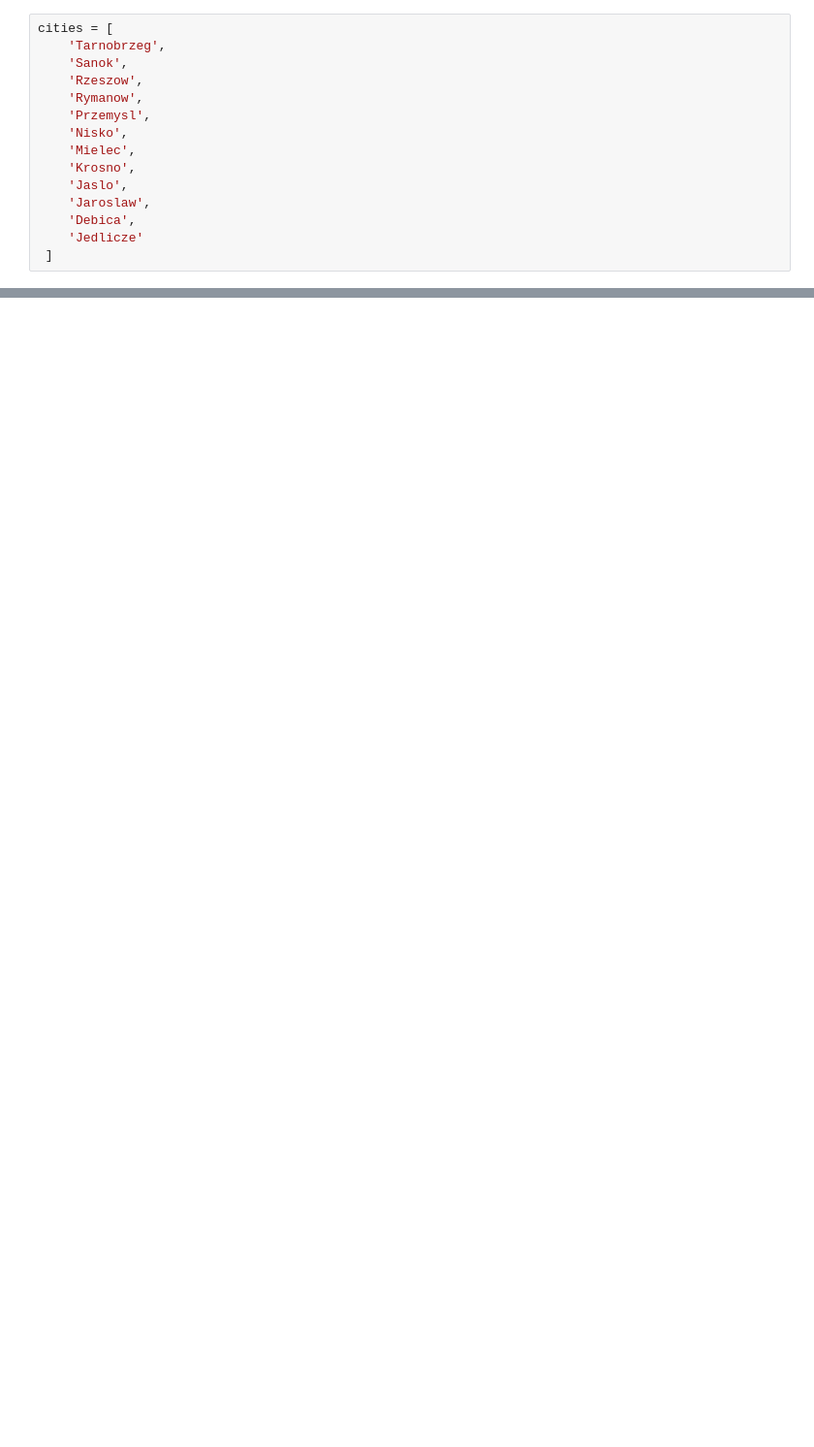
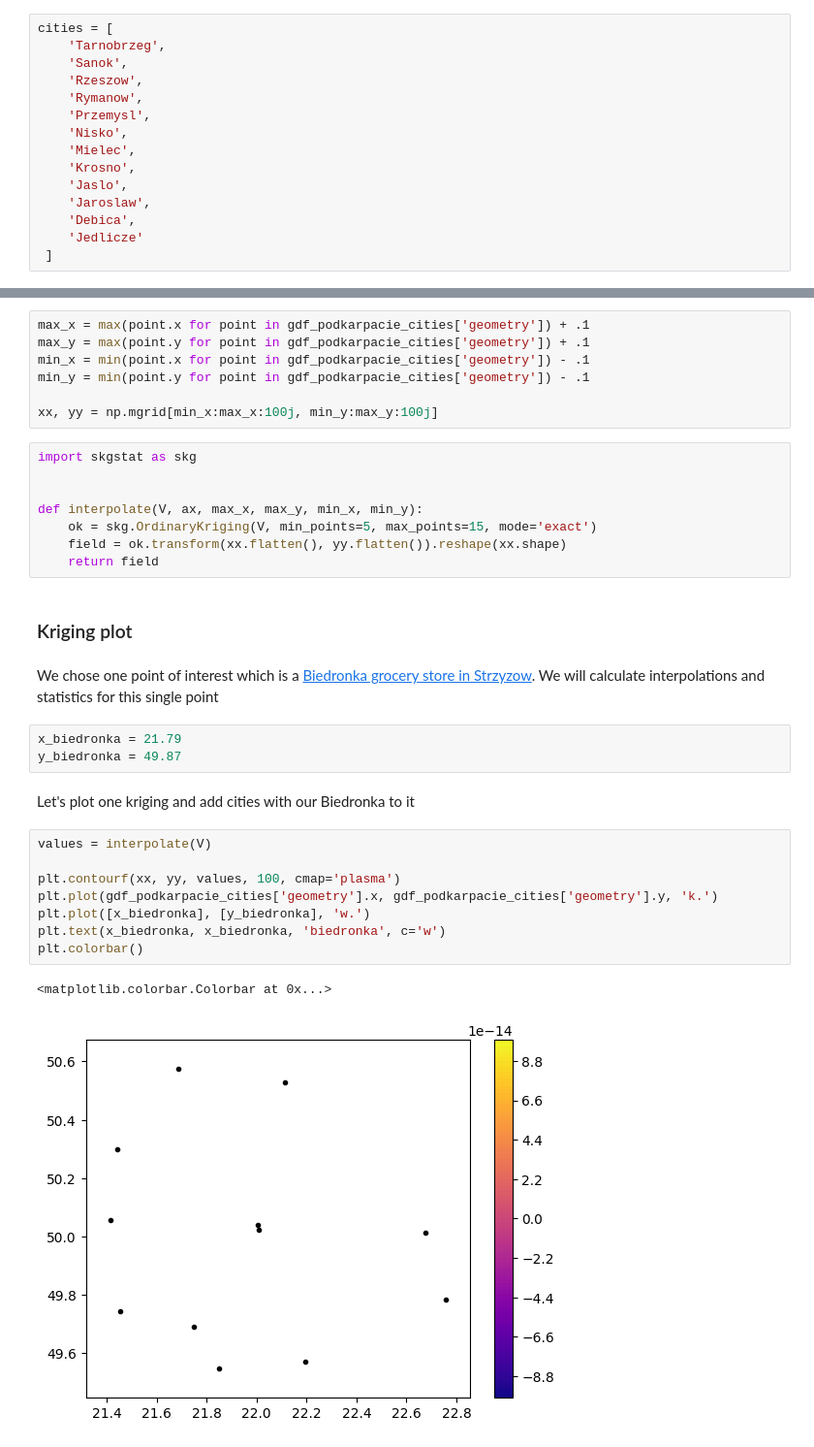
Before and after one commit to owczr/procesy-stochastyczne, a Jupyter notebook: projekt1/pm10_simulations.ipynb, the cells around one changed output, grey strips where cells are left out. Shown: that part at 97% size. Drawn from its saved outputs; the diff is of its cells as text; blank space fills up the shorter version.

```diff
--- a/projekt1/pm10_simulations.ipynb
+++ b/projekt1/pm10_simulations.ipynb
@@ -403,0 +308,36 @@ plt.plot(gdf_podkarpacie_cities['geometry'].x, gdf_podkarpacie_cities['geometry'
+# %%
+max_x = max(point.x for point in gdf_podkarpacie_cities['geometry']) + .1
+max_y = max(point.y for point in gdf_podkarpacie_cities['geometry']) + .1
+min_x = min(point.x for point in gdf_podkarpacie_cities['geometry']) - .1
+min_y = min(point.y for point in gdf_podkarpacie_cities['geometry']) - .1
+
+xx, yy = np.mgrid[min_x:max_x:100j, min_y:max_y:100j]
+# %%
+import skgstat as skg
+
+
+def interpolate(V, ax, max_x, max_y, min_x, min_y):
+    ok = skg.OrdinaryKriging(V, min_points=5, max_points=15, mode='exact')
+    field = ok.transform(xx.flatten(), yy.flatten()).reshape(xx.shape)
+    return field
+# %% [markdown]
+### Kriging plot
+# %% [markdown]
+We chose one point of interest which is a [Biedronka grocery store in Strzyzow](https://maps.apple.com/place?q=Biedronka&auid=334584916135679909&address=W%20Witosa%2017,%2038-100%20Strzy%C5%BC%C3%B3w,%20Poland&ll=49.8700714,21.7989596).
+We will calculate interpolations and statistics for this single point
+# %%
+x_biedronka = 21.79
+y_biedronka = 49.87
+# %% [markdown]
+Let's plot one kriging and add cities with our Biedronka to it
+# %%
+values = interpolate(V)
+
+plt.contourf(xx, yy, values, 100, cmap='plasma')
+plt.plot(gdf_podkarpacie_cities['geometry'].x, gdf_podkarpacie_cities['geometry'].y, 'k.')
+plt.plot([x_biedronka], [y_biedronka], 'w.')
+plt.text(x_biedronka, x_biedronka, 'biedronka', c='w')
+plt.colorbar()
+# %% [output]
+<matplotlib.colorbar.Colorbar at 0x...>
+[figure, added]
```
Also changed, not shown: parts of 125 cells of this notebook, 1 other file.
